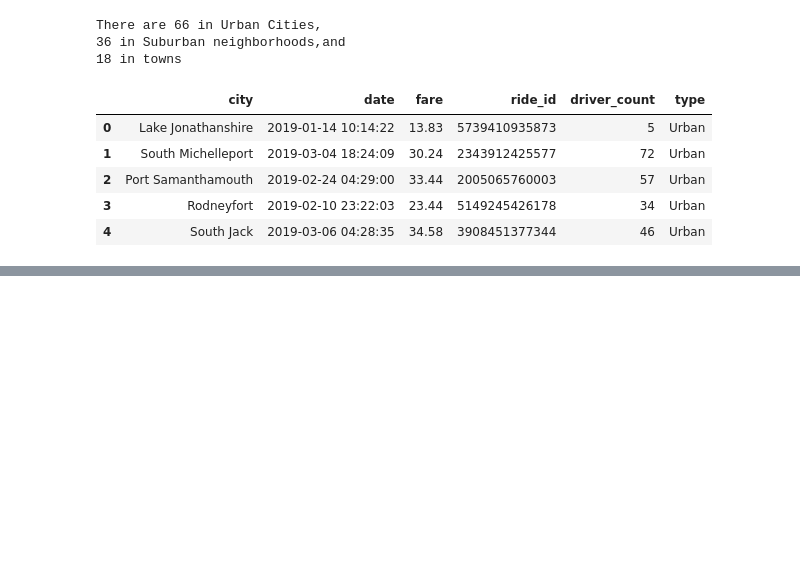
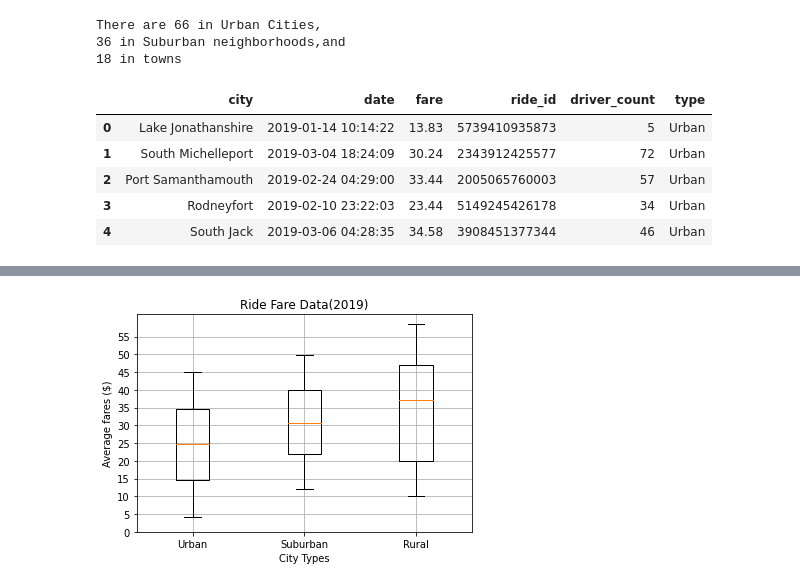
Before and after one commit to taherrin92/Pyber_Analysis, a Jupyter notebook: PyBer.ipynb, the cells around one changed output, grey strips where cells are left out. Cells and saved outputs as stored; diff of their text form; code cells hidden in the pictures; blank space fills up the shorter version.

```diff
--- a/PyBer.ipynb
+++ b/PyBer.ipynb
@@ -253,0 +285,4 @@ FileNotFoundError: [Errno 2] No such file or directory: 'analysis/Fig1.png'
+# %%
+urban_fares = urban_cities_df['fare']
+suburban_fares = suburban_cities_df['fare']
+rural_fares = rural_cities_df['fare']
@@ -253,0 +405,14 @@ FileNotFoundError: [Errno 2] No such file or directory: 'analysis/Fig1.png'
+# %%
+x_labels = ['Urban','Suburban','Rural']
+fig, ax = plt.subplots()
+average_fare_data = [urban_fares,suburban_fares,rural_fares]
+ax.boxplot(average_fare_data, labels = x_labels)
+ax.set_xlabel('City Types')
+ax.set_ylabel('Average fares ($)')
+ax.set_yticks(np.arange(0,60,5))
+ax.set_title('Ride Fare Data(2019)')
+ax.grid()
+plt.savefig('analysis/Fig3.png')
+plt.show()
+# %% [output]
+[figure, added]
```
Also changed, not shown: parts of 29 cells of this notebook, 4 other files.
